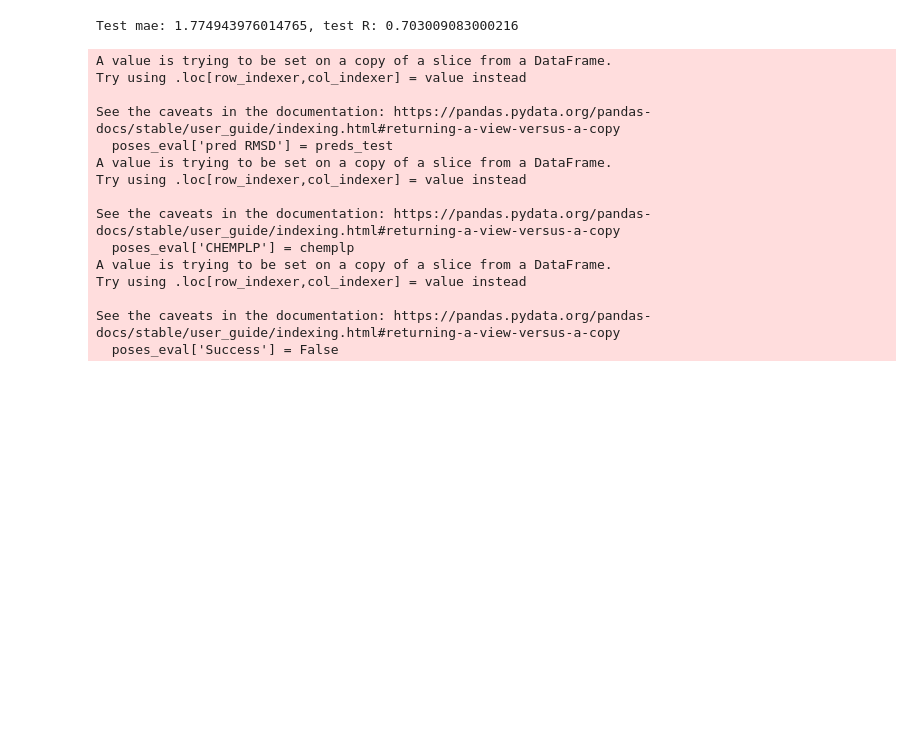
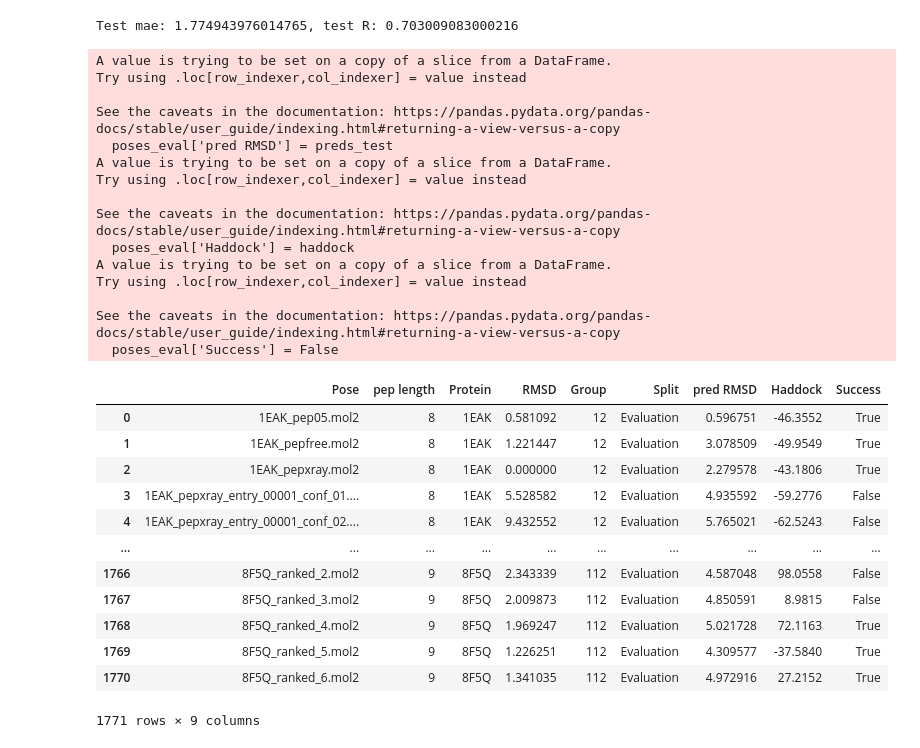
Before and after one commit to andregiuseppecavalli/PepScorerRMSD, a Jupyter notebook: train_and_evaluate.ipynb, the cells around one changed output. Saved outputs shown, nothing was run; the diff lists cells and outputs as text; code cells hidden in the pictures; blank space fills up the shorter version.

```diff
--- a/train_and_evaluate.ipynb
+++ b/train_and_evaluate.ipynb
@@ -130,13 +130,13 @@ print(f'Test mae: {test_mae}, test R: {R_test}')
 # %% [output]
 Test mae: 1.774943976014765, test R: 0.703009083000216
 # %%
-# now we can check the docking power of the model and compare it with CHEMPLP
+# now we can check the docking power of the model and compare it with Haddock3
 poses_eval = poses.loc[poses['Split'] == 'Evaluation']
 poses_eval.reset_index(drop=True, inplace=True)
 poses_eval['pred RMSD'] = preds_test
-# get chemplp score
-chemplp = features.loc[poses['Split'] == 'Evaluation', 'PLANTS_CHEMPLP'].to_numpy()
-poses_eval['CHEMPLP'] = chemplp
+# get haddock3 score
+haddock = pd.read_excel(r'Data/haddock_evaluation.xlsx')['Haddock'].to_numpy()
+poses_eval['Haddock'] = haddock
 # add success column
 poses_eval['Success'] = False
 for index in poses_eval.index:
@@ -152,10 +152,26 @@ A value is trying to be set on a copy of a slice from a DataFrame.
 Try using .loc[row_indexer,col_indexer] = value instead
 
 See the caveats in the documentation: https://pandas.pydata.org/pandas-docs/stable/user_guide/indexing.html#returning-a-view-versus-a-copy
-  poses_eval['CHEMPLP'] = chemplp
+  poses_eval['Haddock'] = haddock
 A value is trying to be set on a copy of a slice from a DataFrame.
 Try using .loc[row_indexer,col_indexer] = value instead
 
 See the caveats in the documentation: https://pandas.pydata.org/pandas-docs/stable/user_guide/indexing.html#returning-a-view-versus-a-copy
   poses_eval['Success'] = False
+# %%
+poses_eval
+# %% [output]
+|  | Pose | pep length | Protein | RMSD | Group | Split | pred RMSD | Haddock | Success |
+| 0 | 1EAK_pep05.mol2 | 8 | 1EAK | 0.581092 | 12 | Evaluation | 0.596751 | -46.3552 | True |
+| 1 | 1EAK_pepfree.mol2 | 8 | 1EAK | 1.221447 | 12 | Evaluation | 3.078509 | -49.9549 | True |
+| 2 | 1EAK_pepxray.mol2 | 8 | 1EAK | 0.000000 | 12 | Evaluation | 2.279578 | -43.1806 | True |
+| 3 | 1EAK_pepxray_entry_00001_conf_01.... | 8 | 1EAK | 5.528582 | 12 | Evaluation | 4.935592 | -59.2776 | False |
+| 4 | 1EAK_pepxray_entry_00001_conf_02.... | 8 | 1EAK | 9.432552 | 12 | Evaluation | 5.765021 | -62.5243 | False |
+| ... | ... | ... | ... | ... | ... | ... | ... | ... | ... |
+| 1766 | 8F5Q_ranked_2.mol2 | 9 | 8F5Q | 2.343339 | 112 | Evaluation | 4.587048 | 98.0558 | False |
+| 1767 | 8F5Q_ranked_3.mol2 | 9 | 8F5Q | 2.009873 | 112 | Evaluation | 4.850591 | 8.9815 | False |
+| 1768 | 8F5Q_ranked_4.mol2 | 9 | 8F5Q | 1.969247 | 112 | Evaluation | 5.021728 | 72.1163 | True |
+| 1769 | 8F5Q_ranked_5.mol2 | 9 | 8F5Q | 1.226251 | 112 | Evaluation | 4.309577 | -37.5840 | True |
+| 1770 | 8F5Q_ranked_6.mol2 | 9 | 8F5Q | 1.341035 | 112 | Evaluation | 4.972916 | 27.2152 | True |
+1771 rows × 9 columns
 # %%
```
Also changed, not shown: parts of 9 cells of this notebook, 3 other files.
